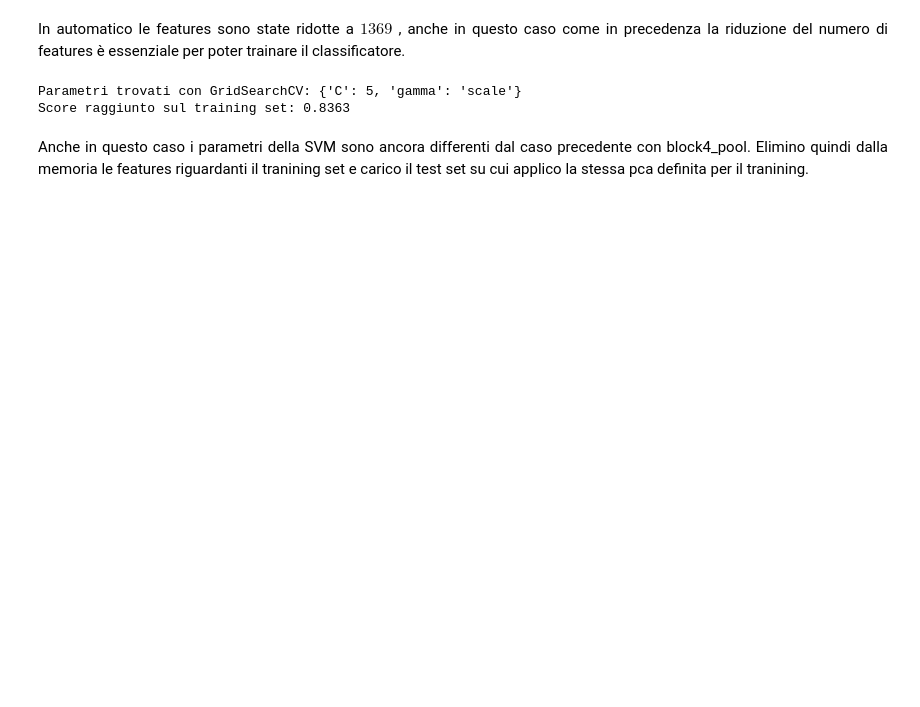
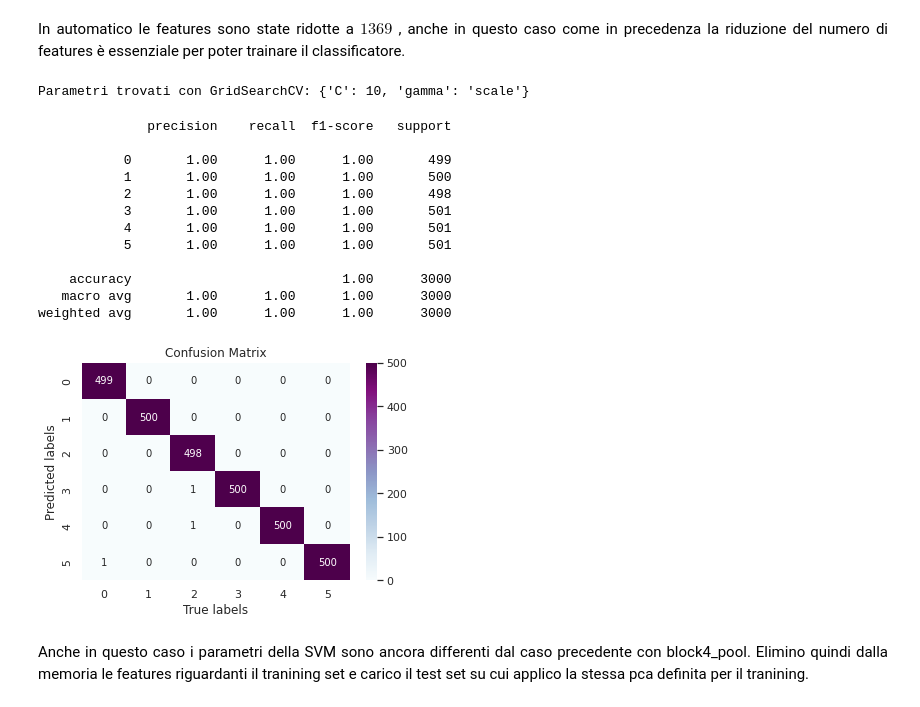
Before and after one commit to rconfa/Deep-Learning-Assignment, a Jupyter notebook: Assignment4-TransferLearning/Assignment4.ipynb, the cells around one changed output. Drawn from its saved outputs; the diff is of its cells as text; code cells hidden in the pictures; blank space fills up the shorter version.

```diff
--- a/Assignment4-TransferLearning/Assignment4.ipynb
+++ b/Assignment4-TransferLearning/Assignment4.ipynb
@@ -649,10 +693,24 @@ fit_time = (time.time() - start_time)
 
 # check score for training set
 print('Parametri trovati con GridSearchCV:', clf.best_params_)
-print('Score raggiunto sul training set:', round(clf.best_score_, 4))
 # %% [output]
-Parametri trovati con GridSearchCV: {'C': 5, 'gamma': 'scale'}
-Score raggiunto sul training set: 0.8363
+Parametri trovati con GridSearchCV: {'C': 10, 'gamma': 'scale'}
+# %%
+evaluate_prediction(clf, features, y_train)
+# %% [output]
+              precision    recall  f1-score   support
+
+           0       1.00      1.00      1.00       499
+           1       1.00      1.00      1.00       500
+           2       1.00      1.00      1.00       498
+           3       1.00      1.00      1.00       501
+           4       1.00      1.00      1.00       501
+           5       1.00      1.00      1.00       501
+
+    accuracy                           1.00      3000
+   macro avg       1.00      1.00      1.00      3000
+weighted avg       1.00      1.00      1.00      3000
+[figure, added]
 # %% [markdown]
 <p align='justify'>
 Anche in questo caso i parametri della SVM sono ancora differenti dal caso precedente con block4_pool. Elimino quindi dalla memoria le features riguardanti il tranining set e carico il test set su cui applico la stessa pca definita per il tranining.
```
Also changed, not shown: parts of 25 cells of this notebook, 1 other file.
